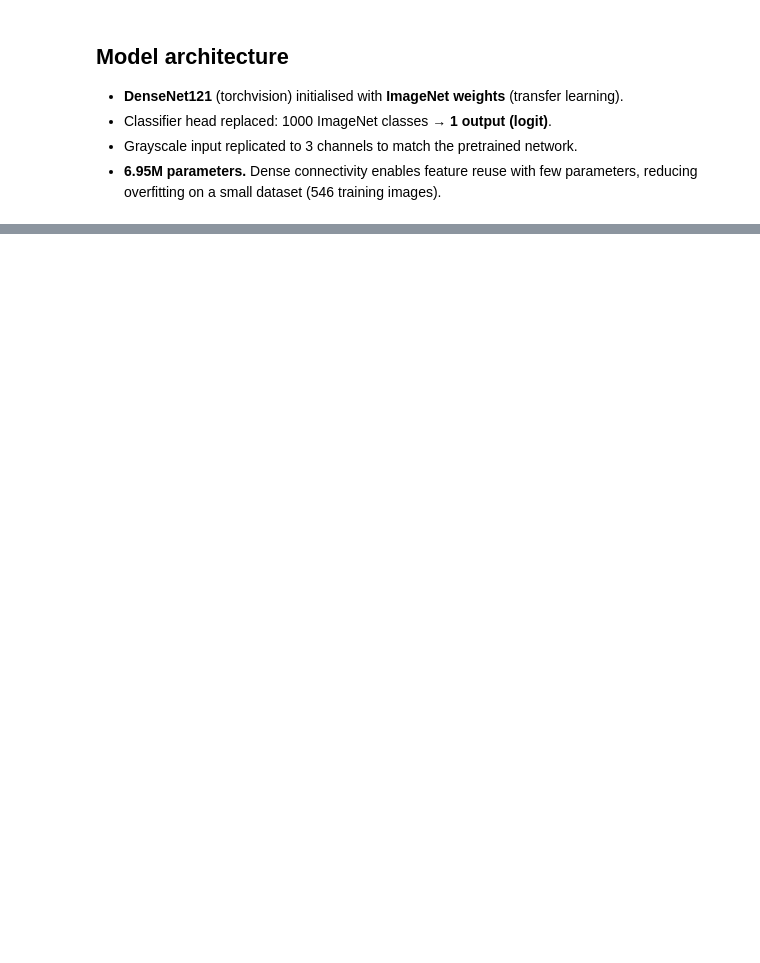
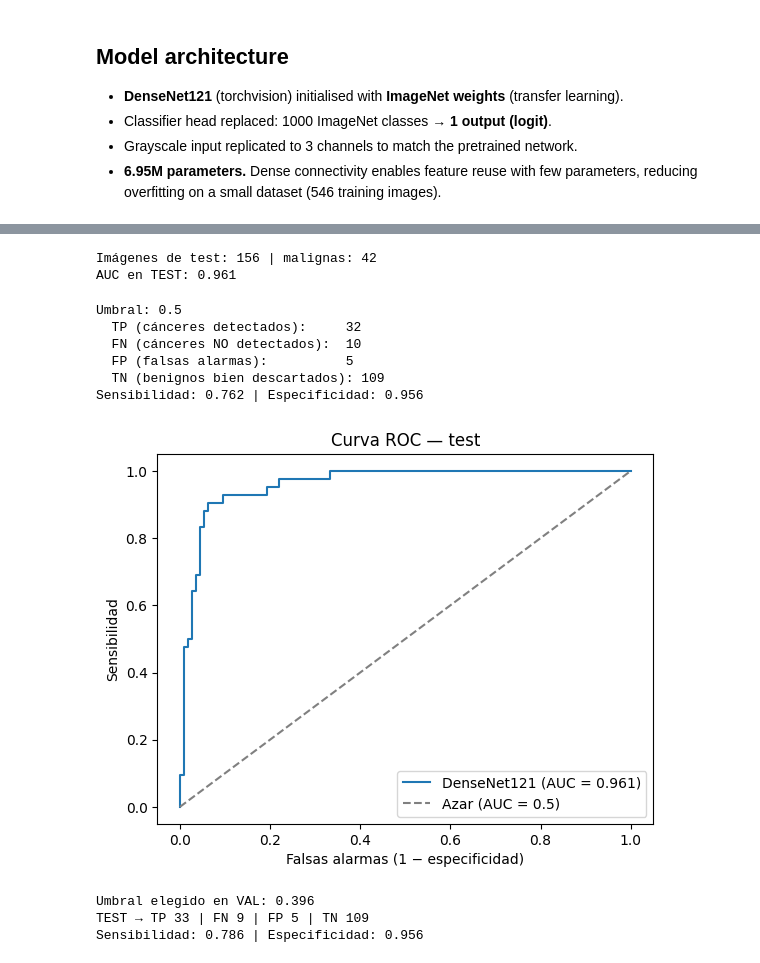
Before and after one commit to gerardagustina/breast-cancer-detection, a Jupyter notebook: notebooks/03_training.ipynb, the cells around one changed output, grey strips where cells are left out. Saved outputs shown, nothing was run; the diff lists cells and outputs as text; code cells hidden in the pictures; blank space fills up the shorter version.

Commit message:
Training, test evaluation and clinical threshold

```diff
--- a/notebooks/03_training.ipynb
+++ b/notebooks/03_training.ipynb
@@ -65,0 +151,71 @@ Entrada: torch.Size([32, 1, 224, 224]) → Salida: torch.Size([32])
+# %%
+import numpy as np
+
+model.load_state_dict(torch.load("best_model.pt"))   # recupera los pesos de la época 8
+model.eval()
+
+probs, ys = [], []
+with torch.no_grad():                                 # sin gradientes: solo predecir
+    for x, y in test_loader:
+        probs += torch.sigmoid(model(x.to(device))).cpu().tolist()
+        ys += (1 - y).tolist()                        # invertimos: 1 = maligno
+
+probs, ys = np.array(probs), np.array(ys)
+print("Imágenes de test:", len(ys), "| malignas:", int(ys.sum()))
+print("AUC en TEST:", round(roc_auc_score(ys, probs), 3))
+# %% [output]
+Imágenes de test: 156 | malignas: 42
+AUC en TEST: 0.961
+# %%
+from sklearn.metrics import confusion_matrix, roc_curve
+import matplotlib.pyplot as plt
+
+umbral = 0.5
+pred = (probs >= umbral).astype(int)                 # probabilidad → decisión (0 o 1)
+tn, fp, fn, tp = confusion_matrix(ys, pred).ravel()
+
+print(f"Umbral: {umbral}")
+print(f"  TP (cánceres detectados):     {tp}")
+print(f"  FN (cánceres NO detectados):  {fn}")
+print(f"  FP (falsas alarmas):          {fp}")
+print(f"  TN (benignos bien descartados): {tn}")
+print(f"Sensibilidad: {tp/(tp+fn):.3f} | Especificidad: {tn/(tn+fp):.3f}")
+
+fpr, tpr, _ = roc_curve(ys, probs)
+plt.plot(fpr, tpr, label=f"DenseNet121 (AUC = {roc_auc_score(ys, probs):.3f})")
+plt.plot([0, 1], [0, 1], "--", color="gray", label="Azar (AUC = 0.5)")
+plt.xlabel("Falsas alarmas (1 − especificidad)"); plt.ylabel("Sensibilidad")
+plt.title("Curva ROC — test"); plt.legend(); plt.show()
+# %% [output]
+Umbral: 0.5
+  TP (cánceres detectados):     32
+  FN (cánceres NO detectados):  10
+  FP (falsas alarmas):          5
+  TN (benignos bien descartados): 109
+Sensibilidad: 0.762 | Especificidad: 0.956
+[figure, added]
+# %%
+def predict(loader):
+    model.eval()
+    probs, ys = [], []
+    with torch.no_grad():
+        for x, y in loader:
+            probs += torch.sigmoid(model(x.to(device))).cpu().tolist()
+            ys += (1 - y).tolist()
+    return np.array(probs), np.array(ys)
+
+# 1) Elegir el umbral en VAL
+val_probs, val_ys = predict(val_loader)
+fpr_v, tpr_v, thr_v = roc_curve(val_ys, val_probs)
+umbral_clin = thr_v[np.argmax(tpr_v >= 1.0)]      # detectar el 100 % de las malignas de val
+print("Umbral elegido en VAL:", round(umbral_clin, 3))
+
+# 2) Aplicarlo a TEST
+pred = (probs >= umbral_clin).astype(int)
+tn, fp, fn, tp = confusion_matrix(ys, pred).ravel()
+print(f"TEST → TP {tp} | FN {fn} | FP {fp} | TN {tn}")
+print(f"Sensibilidad: {tp/(tp+fn):.3f} | Especificidad: {tn/(tn+fp):.3f}")
+# %% [output]
+Umbral elegido en VAL: 0.396
+TEST → TP 33 | FN 9 | FP 5 | TN 109
+Sensibilidad: 0.786 | Especificidad: 0.956
```
Also changed, not shown: parts of 5 cells of this notebook.
